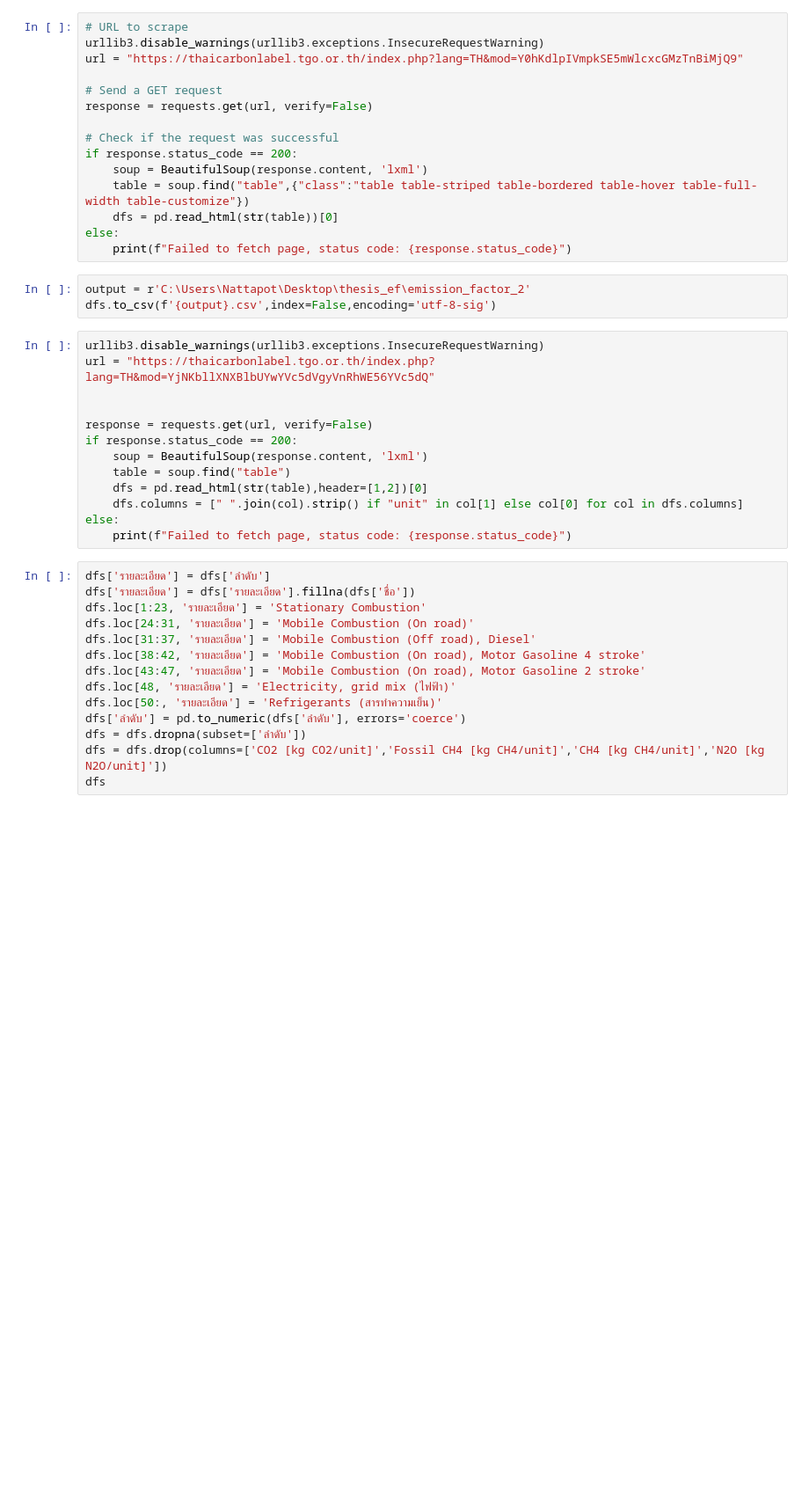
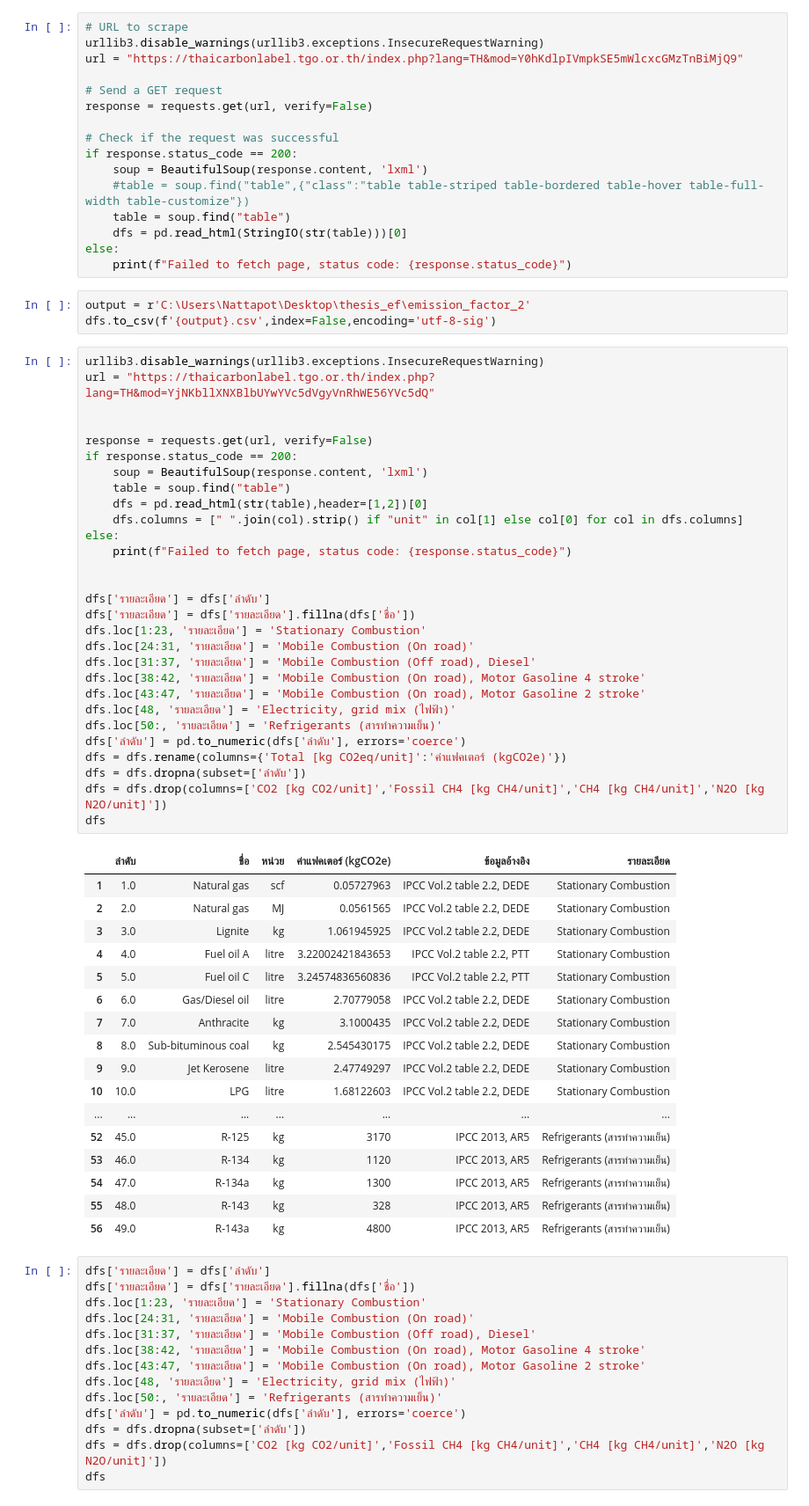
Before and after one commit to nanutnutna/thesis_ef, a Jupyter notebook: extract_data/collect_data.ipynb, the cells around one changed output. Shown: that part at 88% size. Saved outputs shown, nothing was run; the diff lists cells and outputs as text; blank space fills up the shorter version.

```diff
--- a/extract_data/collect_data.ipynb
+++ b/extract_data/collect_data.ipynb
@@ -18,8 +19,9 @@ response = requests.get(url, verify=False)
 # Check if the request was successful
 if response.status_code == 200:
     soup = BeautifulSoup(response.content, 'lxml')
-    table = soup.find("table",{"class":"table table-striped table-bordered table-hover table-full-width table-customize"})
-    dfs = pd.read_html(str(table))[0]
+    #table = soup.find("table",{"class":"table table-striped table-bordered table-hover table-full-width table-customize"})
+    table = soup.find("table")
+    dfs = pd.read_html(StringIO(str(table)))[0]
 else:
     print(f"Failed to fetch page, status code: {response.status_code}")
 # %%
@@ -28,16 +30,50 @@ dfs.to_csv(f'{output}.csv',index=False,encoding='utf-8-sig')
 # %%
 urllib3.disable_warnings(urllib3.exceptions.InsecureRequestWarning)
 url = "https://thaicarbonlabel.tgo.or.th/index.php?lang=TH&mod=YjNKbllXNXBlbUYwYVc5dVgyVnRhWE56YVc5dQ"
 
 
 response = requests.get(url, verify=False)
 if response.status_code == 200:
     soup = BeautifulSoup(response.content, 'lxml')
     table = soup.find("table")
     dfs = pd.read_html(str(table),header=[1,2])[0]
     dfs.columns = [" ".join(col).strip() if "unit" in col[1] else col[0] for col in dfs.columns]
 else:
     print(f"Failed to fetch page, status code: {response.status_code}")
+
+
+dfs['รายละเอียด'] = dfs['ลำดับ']
+dfs['รายละเอียด'] = dfs['รายละเอียด'].fillna(dfs['ชื่อ'])
+dfs.loc[1:23, 'รายละเอียด'] = 'Stationary Combustion'
+dfs.loc[24:31, 'รายละเอียด'] = 'Mobile Combustion (On road)'
+dfs.loc[31:37, 'รายละเอียด'] = 'Mobile Combustion (Off road), Diesel'
+dfs.loc[38:42, 'รายละเอียด'] = 'Mobile Combustion (On road), Motor Gasoline 4 stroke'
+dfs.loc[43:47, 'รายละเอียด'] = 'Mobile Combustion (On road), Motor Gasoline 2 stroke'
+dfs.loc[48, 'รายละเอียด'] = 'Electricity, grid mix (ไฟฟ้า)'
+dfs.loc[50:, 'รายละเอียด'] = 'Refrigerants (สารทำความเย็น)'
+dfs['ลำดับ'] = pd.to_numeric(dfs['ลำดับ'], errors='coerce')
+dfs = dfs.rename(columns={'Total [kg CO2eq/unit]':'ค่าแฟคเตอร์ (kgCO2e)'})
+dfs = dfs.dropna(subset=['ลำดับ'])
+dfs = dfs.drop(columns=['CO2 [kg CO2/unit]','Fossil CH4 [kg CH4/unit]','CH4 [kg CH4/unit]','N2O [kg N2O/unit]'])
+dfs
+# %% [output]
+|  | ลำดับ | ชื่อ | หน่วย | ค่าแฟคเตอร์ (kgCO2e) | ข้อมูลอ้างอิง | รายละเอียด |
+| 1 | 1.0 | Natural gas | scf | 0.05727963 | IPCC Vol.2 table 2.2, DEDE | Stationary Combustion |
+| 2 | 2.0 | Natural gas | MJ | 0.0561565 | IPCC Vol.2 table 2.2, DEDE | Stationary Combustion |
+| 3 | 3.0 | Lignite | kg | 1.061945925 | IPCC Vol.2 table 2.2, DEDE | Stationary Combustion |
+| 4 | 4.0 | Fuel oil A | litre | 3.22002421843653 | IPCC Vol.2 table 2.2, PTT | Stationary Combustion |
+| 5 | 5.0 | Fuel oil C | litre | 3.24574836560836 | IPCC Vol.2 table 2.2, PTT | Stationary Combustion |
+| 6 | 6.0 | Gas/Diesel oil | litre | 2.70779058 | IPCC Vol.2 table 2.2, DEDE | Stationary Combustion |
+| 7 | 7.0 | Anthracite | kg | 3.1000435 | IPCC Vol.2 table 2.2, DEDE | Stationary Combustion |
+| 8 | 8.0 | Sub-bituminous coal | kg | 2.545430175 | IPCC Vol.2 table 2.2, DEDE | Stationary Combustion |
+| 9 | 9.0 | Jet Kerosene | litre | 2.47749297 | IPCC Vol.2 table 2.2, DEDE | Stationary Combustion |
+| 10 | 10.0 | LPG | litre | 1.68122603 | IPCC Vol.2 table 2.2, DEDE | Stationary Combustion |
+| ... | ... | ... | ... | ... | ... | ... |
+| 52 | 45.0 | R-125 | kg | 3170 | IPCC 2013, AR5 | Refrigerants (สารทำความเย็น) |
+| 53 | 46.0 | R-134 | kg | 1120 | IPCC 2013, AR5 | Refrigerants (สารทำความเย็น) |
+| 54 | 47.0 | R-134a | kg | 1300 | IPCC 2013, AR5 | Refrigerants (สารทำความเย็น) |
+| 55 | 48.0 | R-143 | kg | 328 | IPCC 2013, AR5 | Refrigerants (สารทำความเย็น) |
+| 56 | 49.0 | R-143a | kg | 4800 | IPCC 2013, AR5 | Refrigerants (สารทำความเย็น) |
 # %%
 dfs['รายละเอียด'] = dfs['ลำดับ']
 dfs['รายละเอียด'] = dfs['รายละเอียด'].fillna(dfs['ชื่อ'])
```
Also changed, not shown: parts of 1 cell of this notebook, 2 other files.
